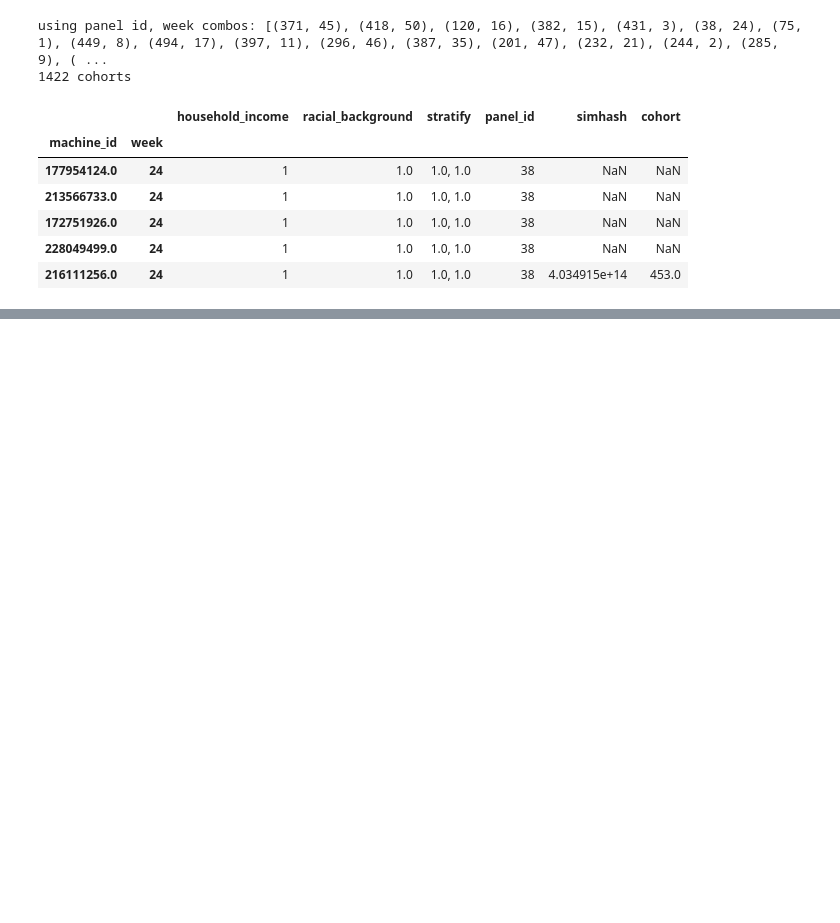
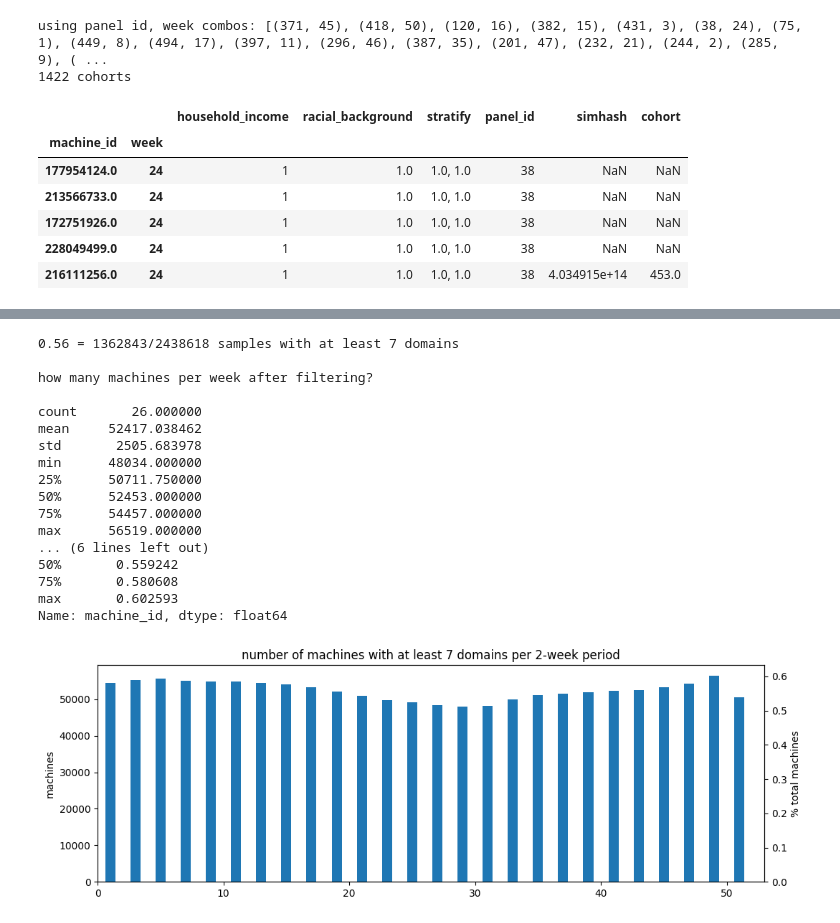
Before and after one commit to aberke/floc-analysis, a Jupyter notebook: notebooks/floc_cohorts.ipynb, the cells around one changed output, grey strips where cells are left out. Cells and saved outputs as stored; diff of their text form; code cells hidden in the pictures; blank space fills up the shorter version.

Commit message:
added analysis that combines consecutive 2 weeks of browser data
- slightly larger samples since fewer samples are dropped due to less than 7 domains
- results are not any more interesting than before

```diff
--- a/notebooks/floc_cohorts.ipynb
+++ b/notebooks/floc_cohorts.ipynb
@@ -954,0 +954,5 @@ fraction 25k to 50k across all users in cohorts = 0.21
+# %%
+weeks_machines_domains_f_odd_weeks_domains = weeks_machines_domains_f_df[
+    (weeks_machines_domains_f_df.week % 2 == 1)
+].assign(week_pair=lambda x: x.week).set_index(['machine_id', 'week_pair'])['domains']
+weeks_machines_domains_f_odd_weeks_domains.head()
@@ -954,0 +967,5 @@ fraction 25k to 50k across all users in cohorts = 0.21
+# %%
+weeks_machines_domains_f_even_weeks_domains = weeks_machines_domains_f_df[
+    (weeks_machines_domains_f_df.week % 2 == 0)
+].assign(week_pair=lambda x: x.week-1).set_index(['machine_id', 'week_pair'])['domains']
+weeks_machines_domains_f_even_weeks_domains.head()
@@ -954,0 +980,4 @@ fraction 25k to 50k across all users in cohorts = 0.21
+# %%
+weeks_machines_domains_f_2_weeks_df = (
+    weeks_machines_domains_f_odd_weeks_domains + weeks_machines_domains_f_even_weeks_domains
+).to_frame().assign(n_domains=lambda x: x.domains.apply(len)).reset_index()
@@ -954,0 +1012,47 @@ fraction 25k to 50k across all users in cohorts = 0.21
+# %%
+# make df limited that limits to samples with at least n_domains_threshold
+# and maps machine, week --> simhash
+weeks_machines_7domains_2_weeks_df = weeks_machines_domains_f_2_weeks_df[(
+    weeks_machines_domains_f_2_weeks_df.n_domains >= n_domains_threshold
+)].copy()
+print('%0.2f = %s/%s samples with at least %s domains' % (
+    len(weeks_machines_7domains_2_weeks_df)/len(weeks_machines_domains_f_2_weeks_df),
+    len(weeks_machines_7domains_2_weeks_df), len(weeks_machines_domains_f_2_weeks_df), n_domains_threshold))
+
+print('\nhow many machines per week after filtering?\n')
+
+
+weeks_machines_7domains_2_weeks = weeks_machines_7domains_2_weeks_df.groupby(['week_pair'])['machine_id'].nunique()
+weeks_machines_7domains_2_weeks_pct = weeks_machines_7domains_2_weeks \
+    / weeks_machines_domains_f_2_weeks_df.groupby(['week_pair'])['machine_id'].nunique()
+
+print(weeks_machines_7domains_2_weeks.describe())
+print(weeks_machines_7domains_2_weeks_pct.describe())
+
+fig, ax = plt.subplots(1,1, figsize=(12, 4), dpi=100)
+ax.bar(weeks_machines_7domains_2_weeks.index, weeks_machines_7domains_2_weeks)
+ax.set_xlim(0, 53)
+ax.set_title('number of machines with at least 7 domains per 2-week period')
+ax.set_ylabel('machines')
+ax_pct = ax.twinx()
+ax_pct.bar(weeks_machines_7domains_2_weeks_pct.index, weeks_machines_7domains_2_weeks_pct)
+_ = ax_pct.set_ylabel('% total machines')
+# %% [output]
+0.56 = 1362843/2438618 samples with at least 7 domains
+
+how many machines per week after filtering?
+
+count       26.000000
+mean     52417.038462
+std       2505.683978
+min      48034.000000
+25%      50711.750000
+50%      52453.000000
+75%      54457.000000
+max      56519.000000
+... (6 lines left out)
+50%       0.559242
+75%       0.580608
+max       0.602593
+Name: machine_id, dtype: float64
+[figure, added]
```
Also changed, not shown: parts of 26 cells of this notebook.
